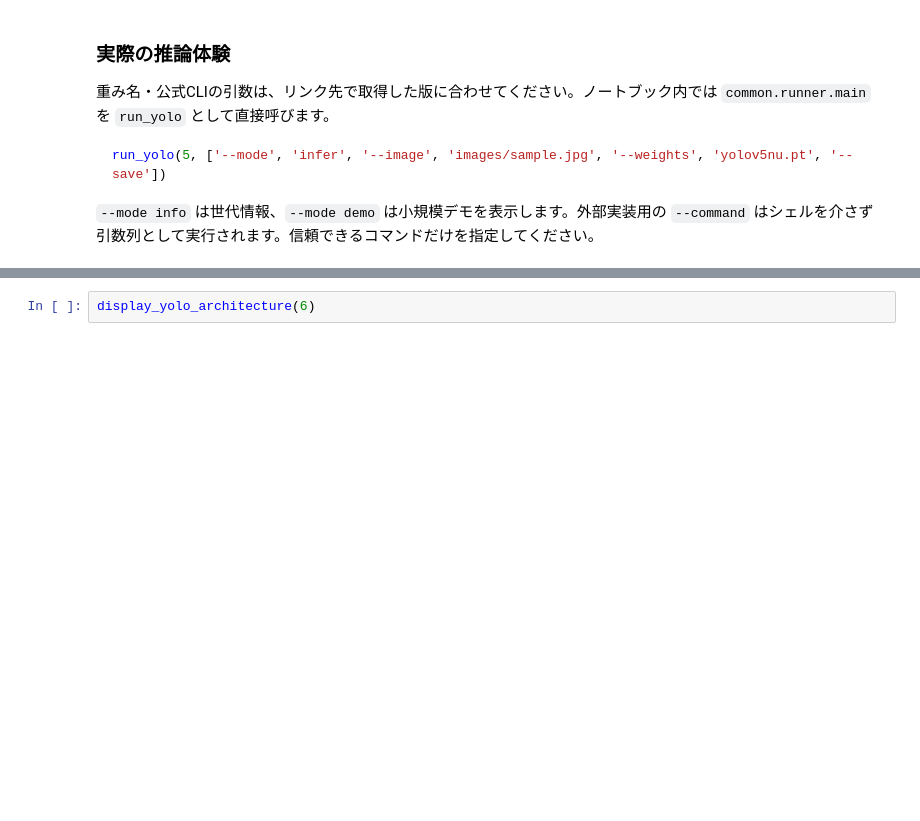
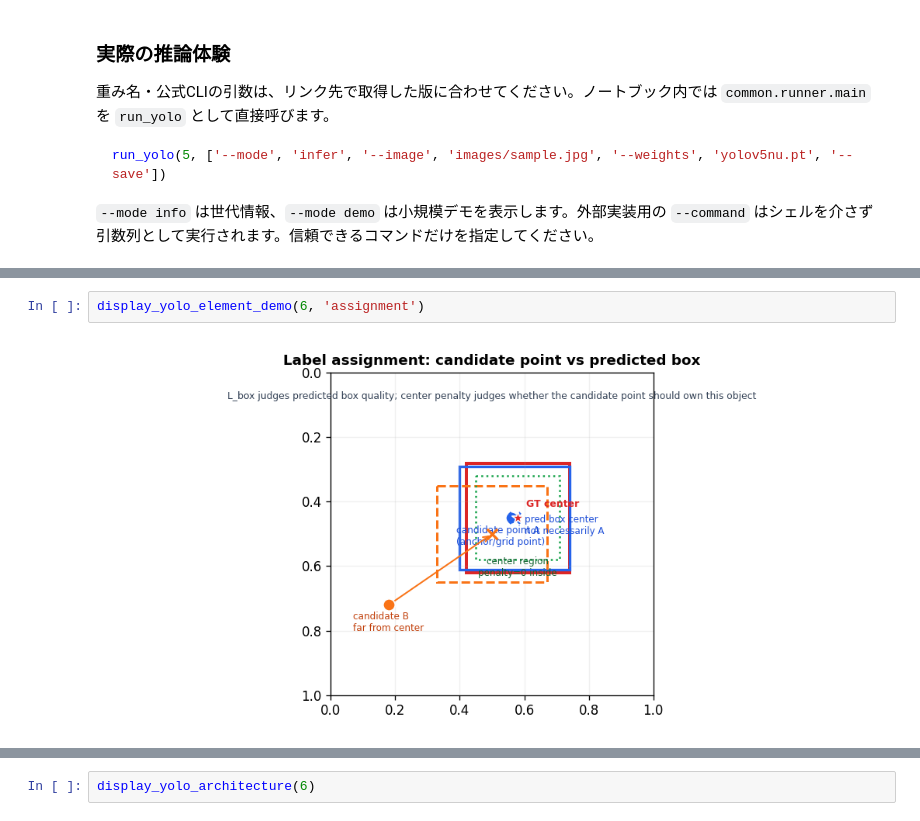
Before and after one commit to Kast8/YOLOs, a Jupyter notebook: yolo_history_tutorial.ipynb, the cells around one changed output, grey strips where cells are left out. Saved outputs shown, nothing was run; the diff lists cells and outputs as text; blank space fills up the shorter version.

```diff
--- a/yolo_history_tutorial.ipynb
+++ b/yolo_history_tutorial.ipynb
@@ -1083,0 +1294,4 @@ run_yolo(5, ['--mode', 'infer', '--image', 'images/sample.jpg', '--weights', 'yo
+# %%
+display_yolo_element_demo(6, 'assignment')
+# %% [output]
+[figure, added]
```
Also changed, not shown: parts of 25 cells of this notebook, 4 other files.
